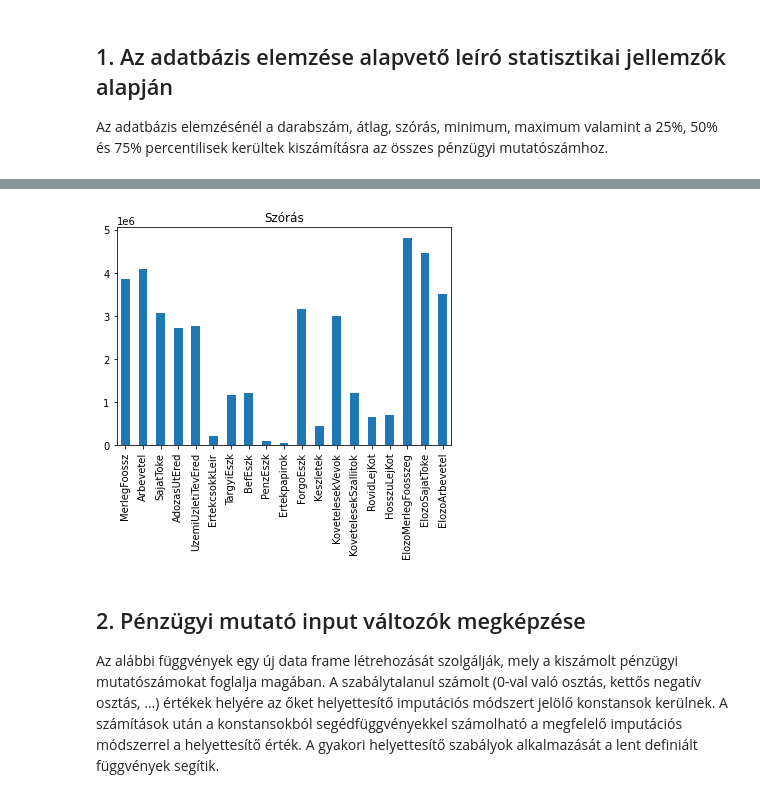
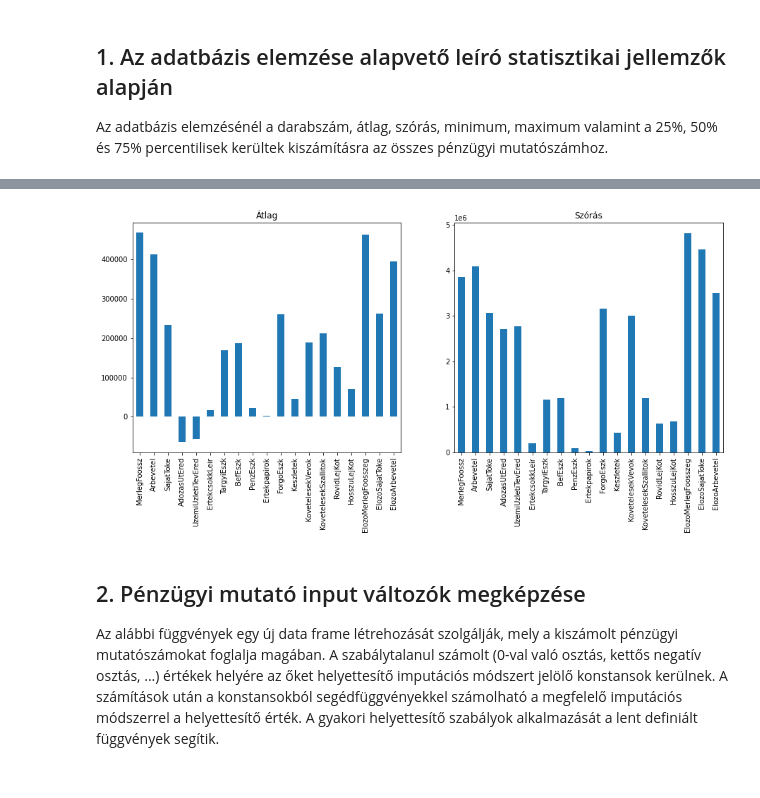
Before and after one commit to Kolos65/BankruptcyPrediction, a Jupyter notebook: Bankruptcy.ipynb, the cells around one changed output, grey strips where cells are left out. Saved outputs shown, nothing was run; the diff lists cells and outputs as text; code cells hidden in the pictures.

```diff
--- a/Bankruptcy.ipynb
+++ b/Bankruptcy.ipynb
@@ -84,7 +56,11 @@ summary.loc['mean',:].plot.bar(title='Átlag');
-# %%
-summary.loc['std',:].plot.bar(title='Szórás');
-# %% [output]
-[figure, removed]
+# %%
+fig, axes = plt.subplots(ncols=2, figsize=(15, 6))
+
+summary.loc['mean',:].plot.bar(ax=axes[0], title='Átlag')
+
+summary.loc['std',:].plot.bar(ax=axes[1], title='Szórás');
+# %% [output]
+[figure, added]
 # %% [markdown]
 ## 2. Pénzügyi mutató input változók megképzése
 Az alábbi függvények egy új data frame létrehozását szolgálják, mely a kiszámolt pénzügyi mutatószámokat foglalja magában. A szabálytalanul számolt (0-val való osztás, kettős negatív osztás, ...) értékek helyére az őket helyettesítő imputációs módszert jelölő konstansok kerülnek. A számítások után a konstansokból segédfüggvényekkel számolható a megfelelő imputációs módszerrel a helyettesítő érték. A gyakori helyettesítő szabályok alkalmazását a lent definiált függvények segítik.
```
Also changed, not shown: parts of 13 cells of this notebook, 2 other files.
